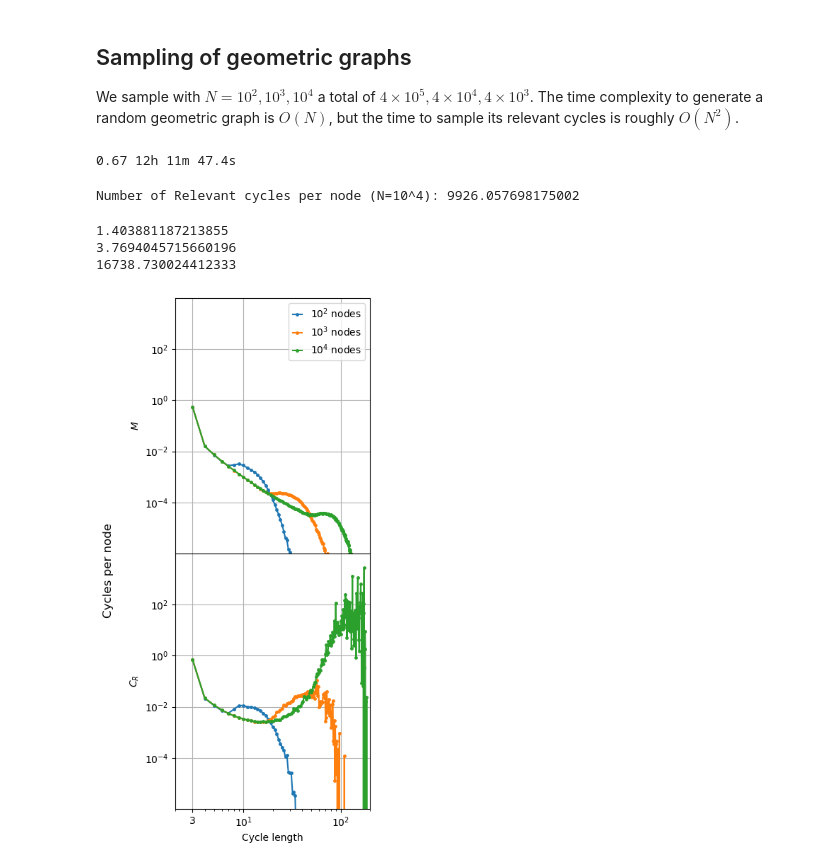
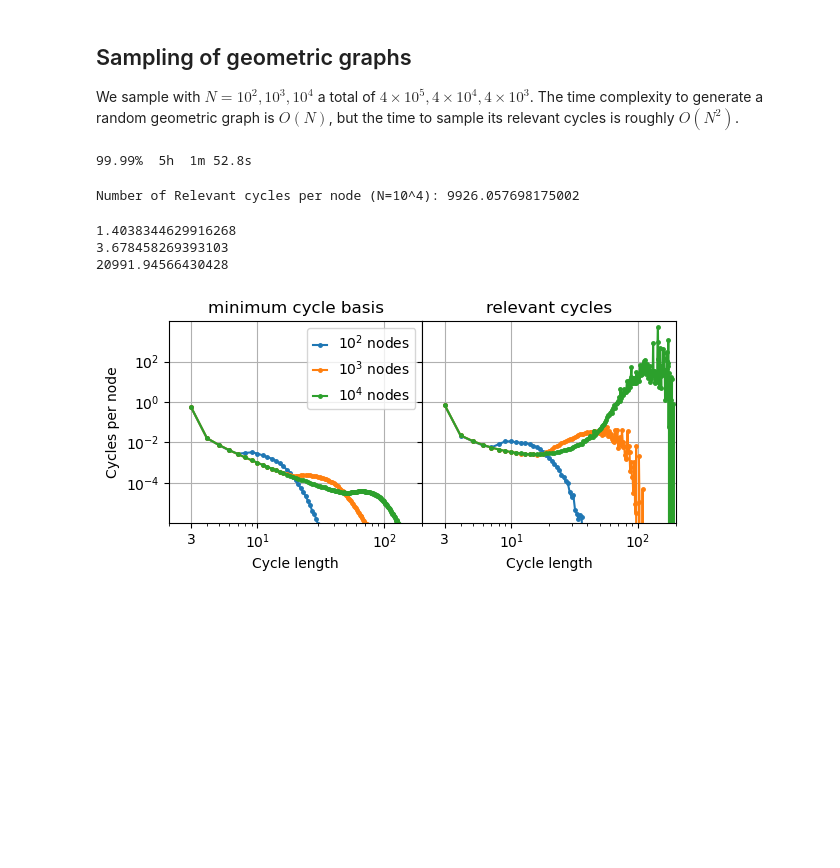
Before and after one commit to perrineruth/Sampling_Minimum_Cycle_Bases, a Jupyter notebook: examples/random_geometric_graphs.ipynb, the cells around one changed output. Saved outputs shown, nothing was run; the diff lists cells and outputs as text; code cells hidden in the pictures; blank space fills up the shorter version.

```diff
--- a/examples/random_geometric_graphs.ipynb
+++ b/examples/random_geometric_graphs.ipynb
@@ -72,63 +72,64 @@ elif mode == 'r': # read
     Len_Dist_MCB = loaded_data['Len_Dist_MCB']
     Trials_by_n  = loaded_data['Trials_by_n']
 # %%
+# *** only run this cell if you are looking to reproduce results. Otherwise, the above cell with read mode is sufficient. ***
 # Compute the length dists if they are not in memory
 t0 =time.time()
-for idx_n,(n,Trials) in enumerate([[100,400000-Trials_by_n[0]],[1000,40000-Trials_by_n[1]],[10000,4000-Trials_by_n[2]]]):
+for idx_n,(n,Trials) in enumerate([[100,1_000_000-Trials_by_n[0]],[1000,100_000-Trials_by_n[1]],[10000,10_000-Trials_by_n[2]]]):
     k = 3 # mean degree
     for i in range(Trials):
-        Trials_by_n[idx_n]+=1
         if idx_n>1 or (idx_n==1 and i%100==0) or i%1000==0:
             dt = time.time()-t0
-            print(f'{i/Trials/3+idx_n/3:4.2f} {dt//60//60:2.0f}h {dt//60%60:2.0f}m {dt%60:4.1f}s \r',end='')
+            print(f'{(i/Trials/3+idx_n/3)*100:5.2f}% {dt//60//60:2.0f}h {dt//60%60:2.0f}m {dt%60:4.1f}s \r',end='')
         radius = (3*k/4/(n-1)/np.pi)**(1/3)
         G=random_geometric_graph_periodic(n, radius, dim=3)
         cyc_dec = cxc.cycle_decomposition(G)
-        for TC in cyc_dec.TICE_classes:
-            Len_Dist_Rel[idx_n,TC.length]+=TC.num_cycles
-        for C in cyc_dec.get_MCB():
-            Len_Dist_MCB[idx_n,len(C)]+=1
+        for pc in cyc_dec.pi_classes:
+            Len_Dist_Rel[idx_n,pc.length]+=pc.num_cycles
+            Len_Dist_MCB[idx_n,pc.length]+=pc.rank
+        Trials_by_n[idx_n]+=1
 # %% [output]
-0.67 12h 11m 47.4s
+99.99%  5h  1m 52.8s
 # %%
 print(f'Number of Relevant cycles per node (N=10^4): {sum(Len_Dist_Rel[2,:]/1e4/Trials_by_n[2])}')
 # %% [output]
 Number of Relevant cycles per node (N=10^4): 9926.057698175002
 # %%
 # empty figure
-fig,ax = plt.subplots(2,1,sharex=True,sharey=True,figsize=(4,8))
+fig,ax = plt.subplots(1,2,sharex=True,sharey=True,figsize=(6,3))
 
 # plot data
 n_vec = [100,1000,10000]
 handles = [0]*3
 for i in range(3):
     handles[i] = ax[0].plot(range(3,200),Len_Dist_MCB[i,3:200]/Trials_by_n[i]/n_vec[i],f'.C{i}-',markersize=5)
     ax[1].plot(range(3,200),Len_Dist_Rel[i,3:200]/Trials_by_n[i]/n_vec[i],f'.C{i}-',markersize=5)
     print(sum(Len_Dist_Rel[i,:])/sum(Len_Dist_MCB[i,:]))
 # top legend
 ax[0].legend([r'$10^2$ nodes',r'$10^3$ nodes',r'$10^4$ nodes'],handlelength=1)
 # x axis formatting
 plt.xscale('log')
 plt.xlim([2,200])
-plt.xlabel('Cycle length')
 plt.xticks([3,10,100],[3,r'$10^1$',r'$10^2$'])
+ax[0].set_xlabel('Cycle length')
+ax[1].set_xlabel('Cycle length')
 # y axis formatting
 plt.yscale('log')
-ax[0].set_ylabel(r'${M}$')
-ax[1].set_ylabel(r'${C_R}$')
-# plt.yticks([1e-6,1e-3,1,1e3])
 plt.yticks([1e-4,1e-2,1,1e2])
 plt.ylim([10**(-6),10**(4)])
-fig.supylabel(r'Cycles per node')
+ax[0].set_ylabel(r'Cycles per node')
+# titles
+ax[0].set_title(r'minimum cycle basis')
+ax[1].set_title(r'relevant cycles')
 # grids
 ax[0].grid()
 ax[1].grid()
 
 # spacing figure
 plt.tight_layout()
-plt.subplots_adjust(hspace=0)
+plt.subplots_adjust(wspace=0)
 # %% [output]
-1.403881187213855
-3.7694045715660196
-16738.730024412333
+1.4038344629916268
+3.678458269393103
+20991.94566430428
-[figure, old version]
+[figure, new version]
```
Also changed, not shown: parts of 1 cell of this notebook, 8 other files.
